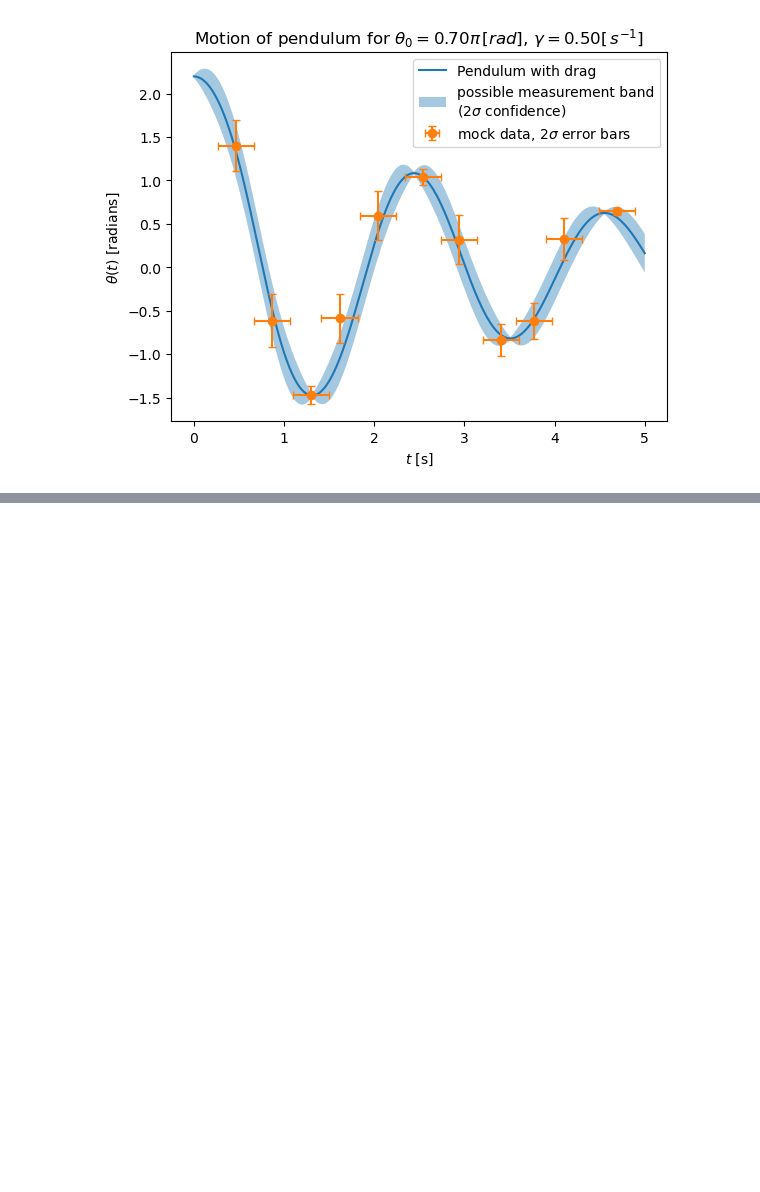
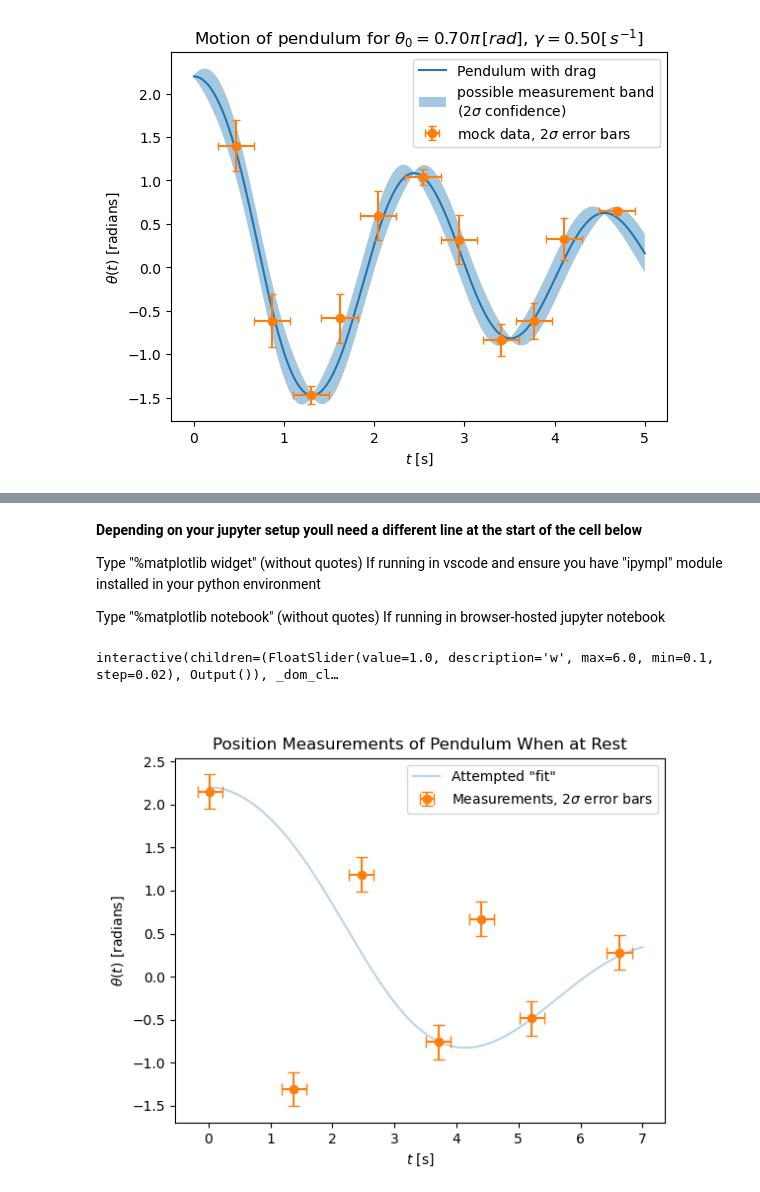
Before and after one commit to hbelzer/8.13-code-snippets, a Jupyter notebook: L0-Pendulum/simulate_pendulum.ipynb, the cells around one changed output, grey strips where cells are left out. Drawn from its saved outputs; the diff is of its cells as text; code cells hidden in the pictures; blank space fills up the shorter version.

```diff
--- a/L0-Pendulum/simulate_pendulum.ipynb
+++ b/L0-Pendulum/simulate_pendulum.ipynb
@@ -462,0 +534,42 @@ plt.legend()
+# %% [markdown]
+**Depending on your jupyter setup youll need a different line at the start of the cell below**
+
+Type "%matplotlib widget" (without quotes) If running in vscode and ensure you have "ipympl" module installed in your python environment
+
+Type "%matplotlib notebook" (without quotes) If running in browser-hosted jupyter notebook
+# %%
+# -- replace the next line if not using vscode --
+%matplotlib widget
+from ipywidgets import *
+import matplotlib.pyplot as plt
+
+gamma_guess = 0.45
+
+# Make plot
+fig = plt.figure()
+ax = fig.add_subplot(1, 1, 1)
+
+# need to use the "object-oriented plotting" approach here
+line, = ax.plot(t_values, theta, alpha=0.3, label="Attempted \"fit\"") # Make sure you assign the plot object to a variable,
+
+plt.errorbar(mock_data_times, mock_data, yerr=theta_measurement_error, xerr=t_measurement_error, fmt='o', capsize=4, label=r"Measurements, $2\sigma$ error bars")
+
+plt.xlabel(r"$t$ [s]")
+plt.ylabel(r"$\theta (t)$ [radians]")
+plt.title(r"Position Measurements of Pendulum When at Rest")
+plt.legend()
+
+# Define a function which updates the plot data when slider changes
+def update(w = 1.0):
+    theta, v = integrate(v_update_pendulum_drag, t_values, theta0=large_theta0, gamma=gamma_guess, omega=w)
+    line.set_ydata(theta)
+    fig.canvas.draw_idle()
+
+# You may need to run plt.show() here depending on your jupyter setup
+#plt.show
+
+# Run the interaction
+interact(update, w = (0.1, 6.0, 0.02));
+# %% [output]
+interactive(children=(FloatSlider(value=1.0, description='w', max=6.0, min=0.1, step=0.02), Output()), _dom_cl…
+[figure, added]
```
Also changed, not shown: parts of 12 cells of this notebook.
